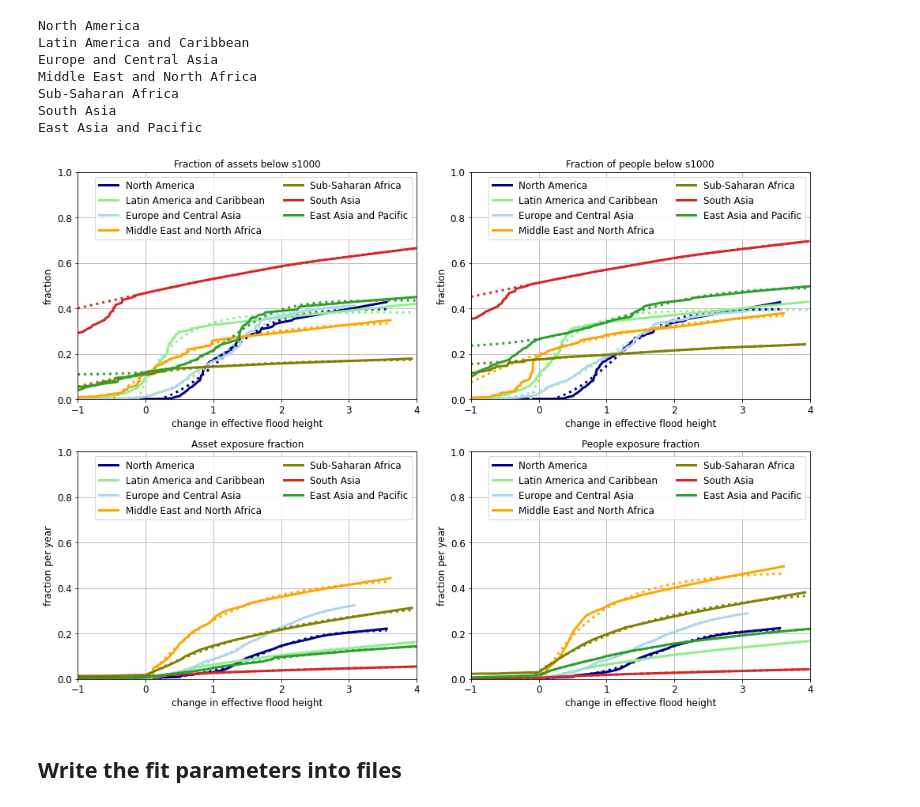
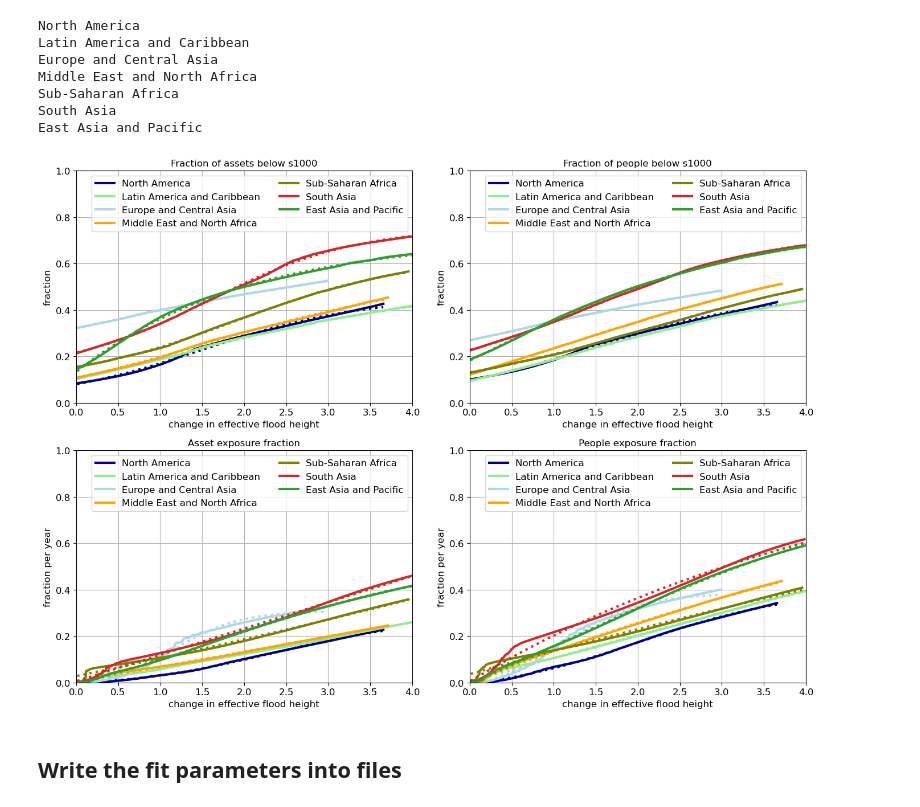
Before and after one commit to lnnrtrmm/FRISIA, a Jupyter notebook: processing/createNewAggregation_SLIIDERS.ipynb, the cells around one changed output. Drawn from its saved outputs; the diff is of its cells as text; code cells hidden in the pictures.

```diff
--- a/processing/createNewAggregation_SLIIDERS.ipynb
+++ b/processing/createNewAggregation_SLIIDERS.ipynb
@@ -304,10 +304,10 @@ for i, lat in enumerate(seg_lats):
 # %% [markdown]
 ## Aggregation of data by GDP density
 # %%
-regional_pop = np.zeros((nreg,ntime,nsce))
-regional_cap = np.zeros((nreg,ntime,nsce))
-regional_gdp = np.zeros((nreg,ntime,nsce))
-regional_slr = np.zeros((nreg,ntime,nsce))
+regional_pop = np.zeros((nreg,n_time_ext,nsce))
+regional_cap = np.zeros((nreg,n_time_ext,nsce))
+regional_gdp = np.zeros((nreg,n_time_ext,nsce))
+regional_slr = np.zeros((nreg,n_time_ext,nsce))
 
 coast_length_by_region = np.zeros((nreg))
 dike_height_by_region = np.zeros((nreg))
@@ -334,7 +334,7 @@ region_names = ['North America', 'Latin America and Caribbean', 'Europe and Cent
                    'Sub-Saharan Africa', 'South Asia', 'East Asia and Pacific']
 seg_wb_region_list = []
 
-regional_mask = np.zeros(n_segs)
+regional_mask = np.zeros(n_segs,dtype=int)
 
 for i, region in enumerate(seg_region):
     if not seg_mask[i]: continue
@@ -731,28 +689,28 @@ people_likelihood_fit_stdev2 = np.zeros((nreg,3))
 
 # Create some initial guesses to make sure that fit is good
 p0s = np.zeros((nreg,4))
-p0s_sus = np.zeros((nreg,3))
+p0s2 = np.zeros((nreg,3))
 
 guess_p0s = np.asarray([1.5, 0.0, 0.20, 0])
-guess_p0s_sus = np.asarray([0.2, 0.3, 0.3])
+guess_p0s2 = np.asarray([0.2, 0.3, 0.3])
 
 p0s[:,:] = guess_p0s[np.newaxis,:]
-p0s_sus[:,:] = guess_p0s_sus[np.newaxis,:]
+p0s2[:,:] = guess_p0s2[np.newaxis,:]
 
 for ireg in range(nreg):
     print(region_names[ireg])
     # Generally suscpetible fractions
-    asset_p, cov = curve_fit(logistic_function2, ref_SLR_regional[ireg, idx0:], asset_regional_fraction[ireg, idx0:], maxfev=10000)
+    asset_p, cov = curve_fit(logistic_function2, ref_SLR_regional[ireg, :], asset_regional_fraction[ireg, :], maxfev=10000, p0=p0s[ireg])
     asset_fit_stdev[ireg,:] = np.sqrt(np.diag(cov))
-    people_p, cov = curve_fit(logistic_function2, ref_SLR_regional[ireg, idx0:], people_regional_fraction[ireg, idx0:], maxfev=10000)
+    people_p, cov = curve_fit(logistic_function2, ref_SLR_regional[ireg, :], people_regional_fraction[ireg, :], maxfev=10000, p0=p0s[ireg])
     people_fit_stdev[ireg,:] = np.sqrt(np.diag(cov))
 
     asset_fit_params[ireg,:] = asset_p[:]
     people_fit_params[ireg,:] = people_p[:]
 
-    asset_p, cov = curve_fit(log_function2, ref_SLR_regional[ireg, idx0:], asset_regional_fraction2[ireg, idx0:], maxfev=10000, p0=p0s_sus[ireg])
+    asset_p, cov = curve_fit(log_function2, ref_SLR_regional[ireg, :], asset_regional_fraction2[ireg, :], maxfev=10000, p0=p0s2[ireg])
     asset_fit_stdev2[ireg,:] = np.sqrt(np.diag(cov))
-    people_p, cov = curve_fit(log_function2, ref_SLR_regional[ireg, idx0:], people_regional_fraction2[ireg, idx0:], maxfev=10000, p0=p0s_sus[ireg])
+    people_p, cov = curve_fit(log_function2, ref_SLR_regional[ireg, :], people_regional_fraction2[ireg, :], maxfev=10000, p0=p0s2[ireg])
     people_fit_stdev2[ireg,:] = np.sqrt(np.diag(cov))
 
     asset_fit_params2[ireg,:] = asset_p[:]
@@ -760,17 +718,17 @@ for ireg in range(nreg):
 
 
     # Exposure likelihoods
-    asset_p, cov = curve_fit(logistic_function2, ref_SLR_regional[ireg, idx0:], asset_regional_likelihood[ireg, idx0:], maxfev=10000, p0=p0s[ireg])
+    asset_p, cov = curve_fit(logistic_function2, ref_SLR_regional[ireg, :], asset_regional_likelihood[ireg, :], maxfev=100000, p0=p0s[ireg])
     asset_likelihood_fit_stdev[ireg,:] = np.sqrt(np.diag(cov))
-    people_p, cov = curve_fit(logistic_function2, ref_SLR_regional[ireg, idx0:], people_regional_likelihood[ireg, idx0:], maxfev=10000, p0=p0s[ireg])
+    people_p, cov = curve_fit(logistic_function2, ref_SLR_regional[ireg, :], people_regional_likelihood[ireg, :], maxfev=100000, p0=p0s[ireg])
     people_likelihood_fit_stdev[ireg,:] = np.sqrt(np.diag(cov))
 
     asset_likelihood_fit_params[ireg,:] = asset_p[:]
     people_likelihood_fit_params[ireg,:] = people_p[:]
 
-    asset_p, cov = curve_fit(log_function2, ref_SLR_regional[ireg, idx0:], asset_regional_likelihood2[ireg, idx0:], maxfev=10000)
+    asset_p, cov = curve_fit(log_function2, ref_SLR_regional[ireg, :], asset_regional_likelihood2[ireg, :], maxfev=100000, p0=p0s2[ireg])
     asset_likelihood_fit_stdev2[ireg,:] = np.sqrt(np.diag(cov))
-    people_p, cov = curve_fit(log_function2, ref_SLR_regional[ireg, idx0:], people_regional_likelihood2[ireg, idx0:], maxfev=10000)
+    people_p, cov = curve_fit(log_function2, ref_SLR_regional[ireg, :], people_regional_likelihood2[ireg, :], maxfev=100000, p0=p0s2[ireg])
     people_likelihood_fit_stdev2[ireg,:] = np.sqrt(np.diag(cov))
 
     asset_likelihood_fit_params2[ireg,:] = asset_p[:]
@@ -823,39 +781,39 @@ for idat, dat in enumerate(data):
     plt.subplot(221+idat)
     ax=plt.gca()
     ax.set_title(titles[idat], fontsize=font)
-    ax.set_xlim(-1,4)
+    ax.set_xlim(0,4)
     ax.set_xlabel('change in effective flood height')
     ax.set_ylim(0,1)
     #else:
     #    ax.set_ylim(0,5)
     ax.set_ylabel(ylabels[idat], fontsize=font)
     for ireg in range(nreg):
 
         if wInitialFP:
             ax.plot(ref_SLR_regional[ireg], data[idat][ireg], linewidth=3, label=labels[ireg], color=colors_reg[ireg])
             if wFit:
                 ax.plot(ref_SLR_regional[ireg], logistic_function2(ref_SLR_regional[ireg], k=fit_params[idat][ireg,0], x0=fit_params[idat][ireg,1], A=fit_params[idat][ireg,2], c=fit_params[idat][ireg,3]), linewidth=3,
                         #label='Fit: k='+str(np.round(fit_params[idat][ireg,0],2))+', x0='+str(np.round(fit_params[idat][ireg,1],2))+', A='+str(np.round(fit_params[idat][ireg,2],2))+', c='+str(np.round(fit_params[idat][ireg,3],2)),
                         label='',
                         linestyle=':', color=colors_reg[ireg])
 
 
         if woInitialFP:
             ax.plot(ref_SLR_regional[ireg], data2[idat][ireg], linewidth=3, label=labels[ireg]+' w/o initial fp', color=colors[ireg], alpha=0.4)
             if wFit:
-                ax.plot(ref_SLR_regional[ireg, idx0:], log_function2(ref_SLR_regional[ireg, idx0:], a=fit_params2[idat][ireg,0], b=fit_params2[idat][ireg,1], c=fit_params2[idat][ireg,2]), linewidth=3,
+                ax.plot(ref_SLR_regional[ireg, :], log_function2(ref_SLR_regional[ireg, :], a=fit_params2[idat][ireg,0], b=fit_params2[idat][ireg,1], c=fit_params2[idat][ireg,2]), linewidth=3,
                         label='Fit: a='+str(np.round(fit_params2[idat][ireg,0],2))+', b='+str(np.round(fit_params2[idat][ireg,1],2))+', c='+str(np.round(fit_params2[idat][ireg,2],2)),
                         linestyle=':', color=colors[ireg])
 
 
     ax.grid(which='major')
     ax.legend(ncol=2, fontsize=font)
 
 
 plt.tight_layout()
 plt.show()
 # %% [output]
-[figure, old version]
+[figure, new version]
 # %% [markdown]
 ## Write the fit parameters into files
 # %%
```
Also changed, not shown: parts of 7 cells of this notebook, 32 other files.
